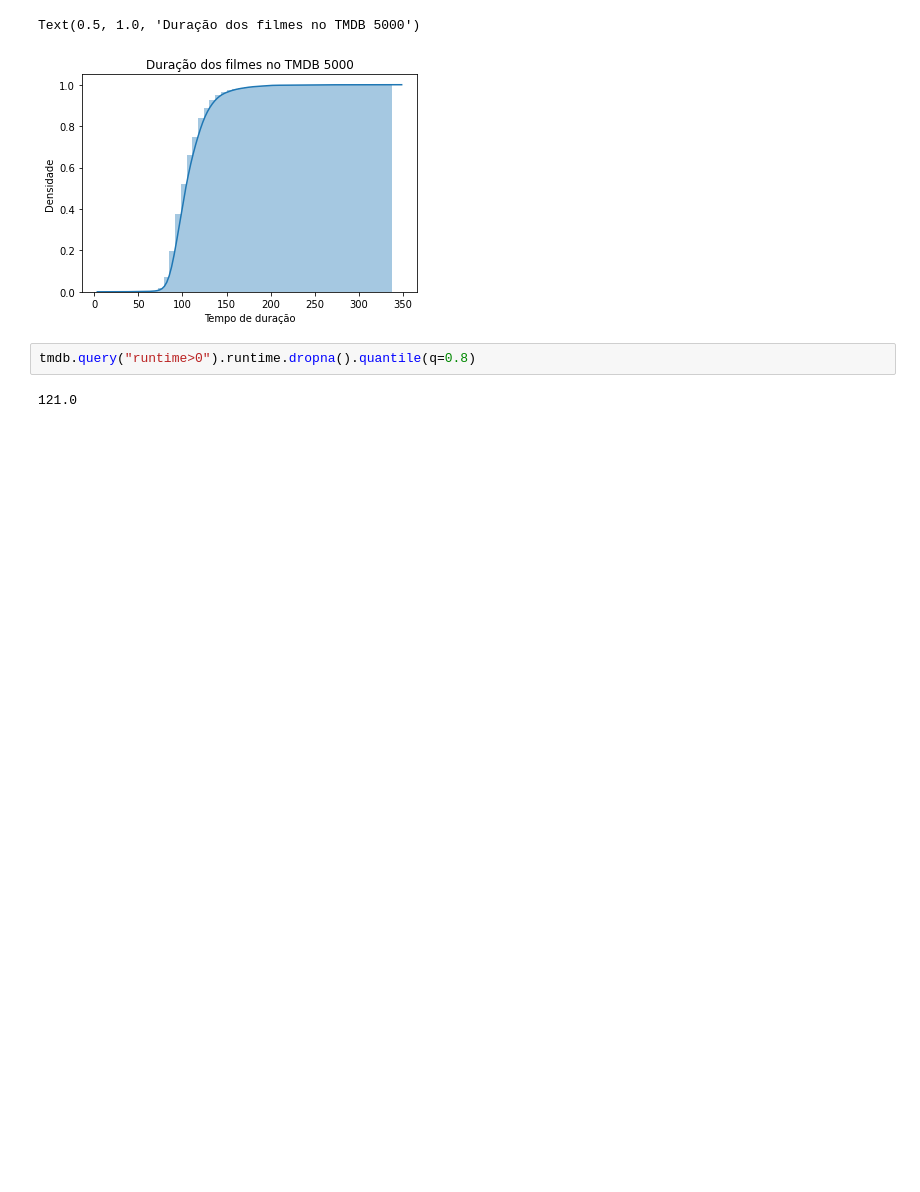
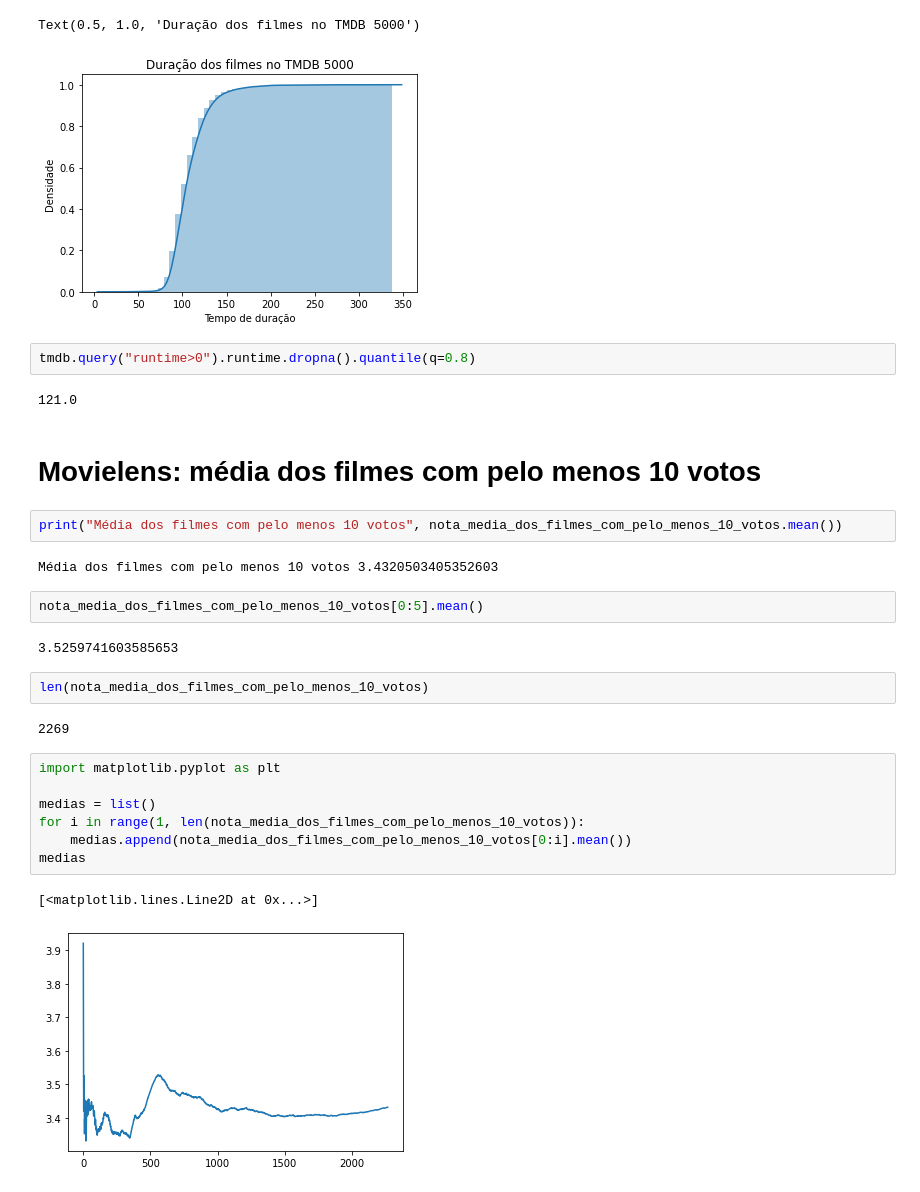
Before and after one commit to DiegoVialle/Data-Science---Introducao-a-testes-estatisticos-com-python, a Jupyter notebook: Data_Science_Introdução_a_Testes.ipynb, the cells around one changed output. Cells and saved outputs as stored; diff of their text form; blank space fills up the shorter version.

```diff
--- a/Data_Science_Introdução_a_Testes.ipynb
+++ b/Data_Science_Introdução_a_Testes.ipynb
@@ -228,3 +228,27 @@ Text(0.5, 1.0, 'Duração dos filmes no TMDB 5000')
 tmdb.query("runtime>0").runtime.dropna().quantile(q=0.8)
 # %% [output]
 121.0
+# %% [markdown]
+# Movielens: média dos filmes com pelo menos 10 votos
+# %%
+print("Média dos filmes com pelo menos 10 votos", nota_media_dos_filmes_com_pelo_menos_10_votos.mean())
+# %% [output]
+Média dos filmes com pelo menos 10 votos 3.4320503405352603
+# %%
+nota_media_dos_filmes_com_pelo_menos_10_votos[0:5].mean()
+# %% [output]
+3.5259741603585653
+# %%
+len(nota_media_dos_filmes_com_pelo_menos_10_votos)
+# %% [output]
+2269
+# %%
+import matplotlib.pyplot as plt
+
+medias = list()
+for i in range(1, len(nota_media_dos_filmes_com_pelo_menos_10_votos)):
+    medias.append(nota_media_dos_filmes_com_pelo_menos_10_votos[0:i].mean())
+medias
+# %% [output]
+[<matplotlib.lines.Line2D at 0x...>]
+[figure, added]
```
Also changed, not shown: parts of 12 cells of this notebook.
